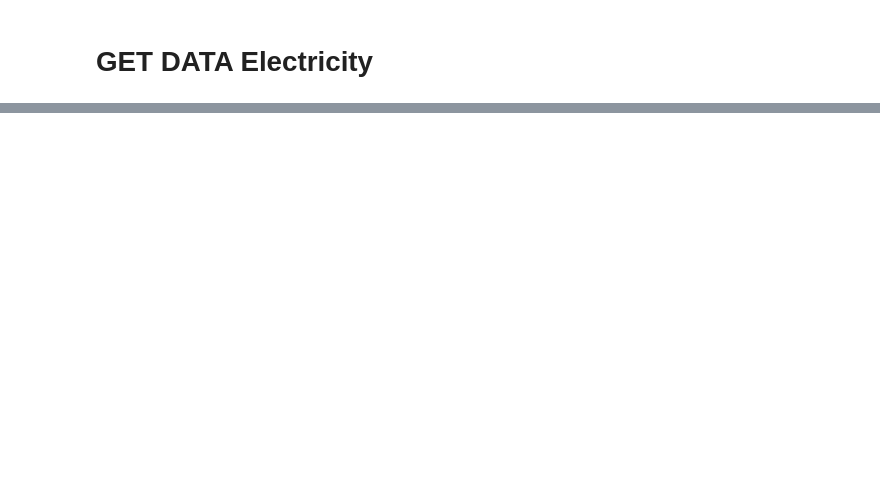
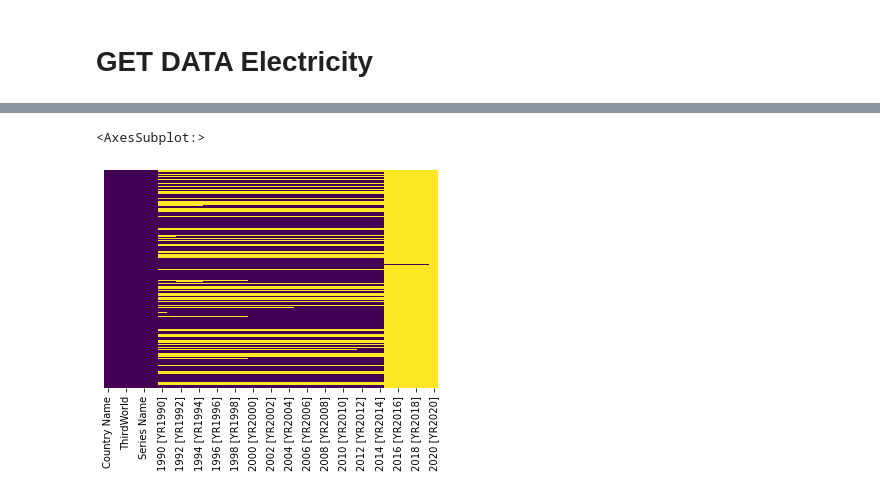
Before and after one commit to pant411/Pant_Stat_Asign1, a Jupyter notebook: assign1_part1.ipynb, the cells around one changed output, grey strips where cells are left out. Drawn from its saved outputs; the diff is of its cells as text; code cells hidden in the pictures; blank space fills up the shorter version.

```diff
--- a/assign1_part1.ipynb
+++ b/assign1_part1.ipynb
@@ -108,2 +132,6 @@ fig = chart.get_figure()
 # %% [markdown]
 # GET DATA Electricity
+# %%
+electricity1 = pd.read_excel('infrastructure/electricity.xlsx')
+electricity1.replace({'..':np.nan},inplace=True)
+electricity1
@@ -109,0 +165,11 @@ fig = chart.get_figure()
+# %%
+electricity1 = country.join(electricity1[['Country Code', 'Series Name', 'Series Code',
+       '1990 [YR1990]', '1991 [YR1991]', '1992 [YR1992]', '1993 [YR1993]',
+       '1994 [YR1994]', '1995 [YR1995]', '1996 [YR1996]', '1997 [YR1997]',
+       '1998 [YR1998]', '1999 [YR1999]', '2000 [YR2000]', '2001 [YR2001]',
+       '2002 [YR2002]', '2003 [YR2003]', '2004 [YR2004]', '2005 [YR2005]',
+       '2006 [YR2006]', '2007 [YR2007]', '2008 [YR2008]', '2009 [YR2009]',
+       '2010 [YR2010]', '2011 [YR2011]', '2012 [YR2012]', '2013 [YR2013]',
+       '2014 [YR2014]', '2015 [YR2015]', '2016 [YR2016]', '2017 [YR2017]',
+       '2018 [YR2018]', '2019 [YR2019]', '2020 [YR2020]']])
+electricity1
@@ -109,0 +190,8 @@ fig = chart.get_figure()
+# %%
+electricity1 = electricity1[electricity1.Region != "Thailand"]
+electricity1 = electricity1[electricity1.Region != "Australia and Oceanea"]
+# %%
+sns.heatmap(electricity1.isnull(),yticklabels=False,cbar=False,cmap='viridis')
+# %% [output]
+<AxesSubplot:>
+[figure, added]
```
Also changed, not shown: parts of 33 cells of this notebook, 13 other files.
